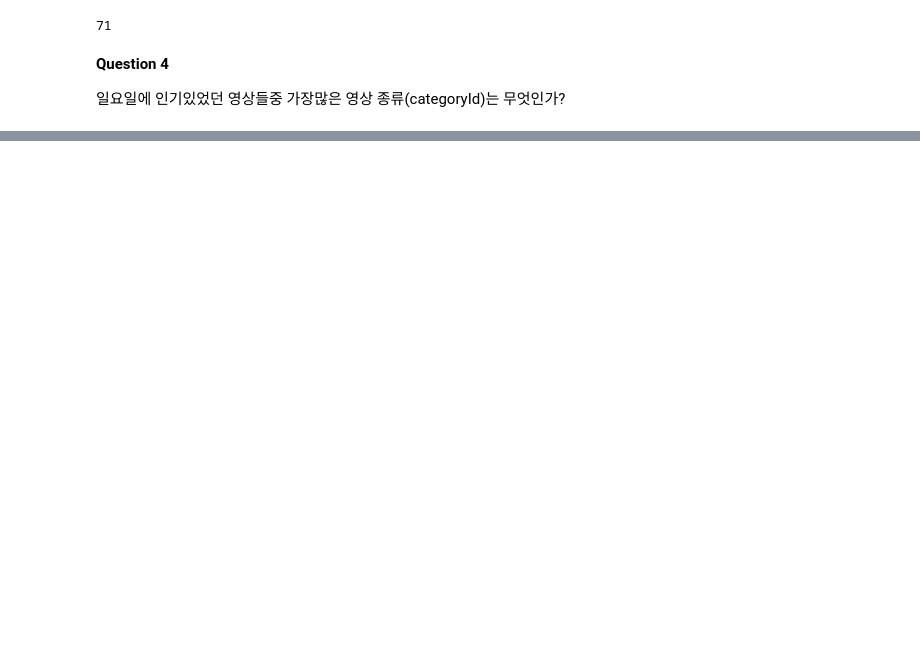
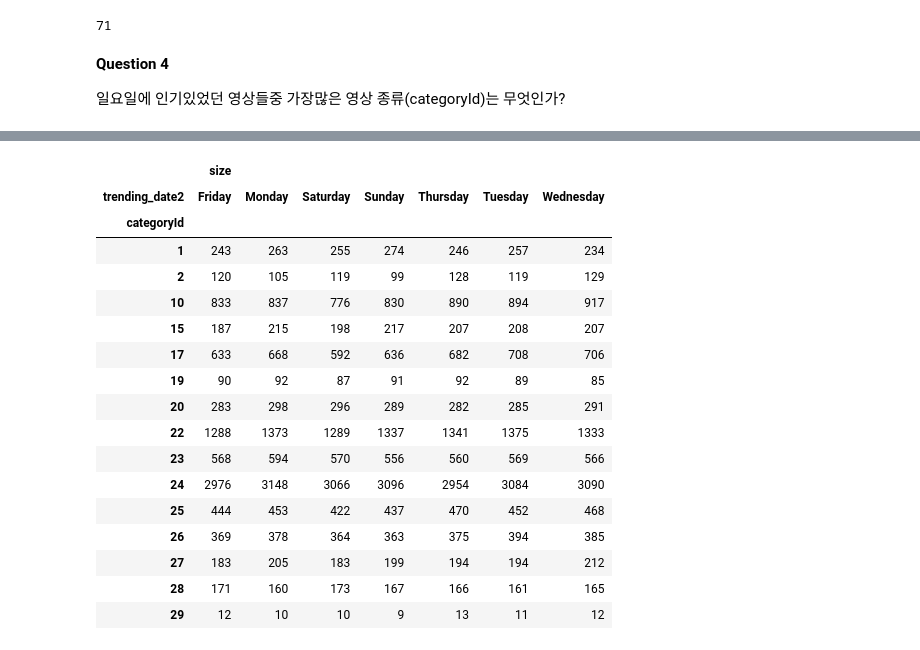
Before and after one commit to cyeon15/Study, a Jupyter notebook: datamanim/작업 1유형 연습문제/유튜브 인기동영상 데이터.ipynb, the cells around one changed output, grey strips where cells are left out. Drawn from its saved outputs; the diff is of its cells as text; code cells hidden in the pictures; blank space fills up the shorter version.

```diff
--- a/datamanim/작업 1유형 연습문제/유튜브 인기동영상 데이터.ipynb
+++ b/datamanim/작업 1유형 연습문제/유튜브 인기동영상 데이터.ipynb
@@ -91,7 +75,3 @@ len(Ans[Ans>1])
 **Question 4**
 
 일요일에 인기있었던 영상들중 가장많은 영상 종류(categoryId)는 무엇인가?
-# %%
-import datetime
-df['dayName'] = df['trending_date2'].to_datetime().dt.weekday()
-df
@@ -99,0 +78,5 @@ AttributeError: 'Series' object has no attribute 'to_datetime'
+# %%
+# ✅
+df['trending_date2'] = pd.to_datetime(df['trending_date2'])
+answer = df.loc[df['trending_date2'].dt.day_name() == 'Sunday'].categoryId.value_counts().index[0]
+answer
@@ -108,0 +105,25 @@ df.head()
+# %%
+# ✅
+# df['trending_date2'].dt.day_name 과 categoryId 두 칼럼을 기준으로 groupping
+group = df.groupby([df['trending_date2'].dt.day_name(), 'categoryId'], as_index=False).size()
+answer = group.pivot(index='categoryId', columns='trending_date2')
+answer
+# %% [output]
+|  | size |  |  |  |  |  |  |
+| trending_date2 | Friday | Monday | Saturday | Sunday | Thursday | Tuesday | Wednesday |
+| categoryId |  |  |  |  |  |  |  |
+| 1 | 243 | 263 | 255 | 274 | 246 | 257 | 234 |
+| 2 | 120 | 105 | 119 | 99 | 128 | 119 | 129 |
+| 10 | 833 | 837 | 776 | 830 | 890 | 894 | 917 |
+| 15 | 187 | 215 | 198 | 217 | 207 | 208 | 207 |
+| 17 | 633 | 668 | 592 | 636 | 682 | 708 | 706 |
+| 19 | 90 | 92 | 87 | 91 | 92 | 89 | 85 |
+| 20 | 283 | 298 | 296 | 289 | 282 | 285 | 291 |
+| 22 | 1288 | 1373 | 1289 | 1337 | 1341 | 1375 | 1333 |
+| 23 | 568 | 594 | 570 | 556 | 560 | 569 | 566 |
+| 24 | 2976 | 3148 | 3066 | 3096 | 2954 | 3084 | 3090 |
+| 25 | 444 | 453 | 422 | 437 | 470 | 452 | 468 |
+| 26 | 369 | 378 | 364 | 363 | 375 | 394 | 385 |
+| 27 | 183 | 205 | 183 | 199 | 194 | 194 | 212 |
+| 28 | 171 | 160 | 173 | 167 | 166 | 161 | 165 |
+| 29 | 12 | 10 | 10 | 9 | 13 | 11 | 12 |
```
Also changed, not shown: parts of 19 cells of this notebook.
